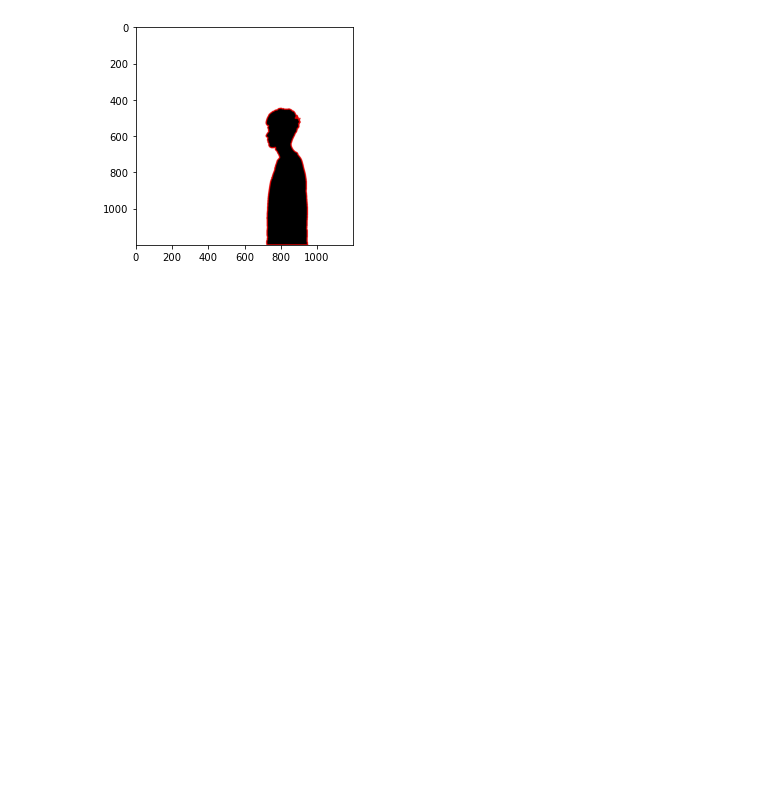
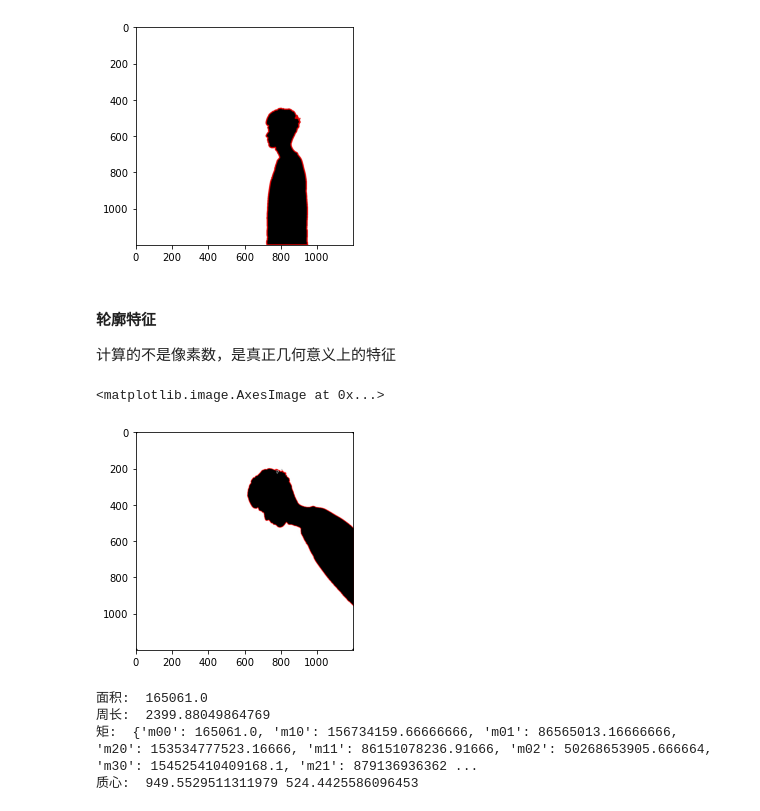
Before and after one commit to doubleZ0108/Computer-Vision-PKU, a Jupyter notebook: docs/opencv/opencv-study.ipynb, the cells around one changed output. Drawn from its saved outputs; the diff is of its cells as text; code cells hidden in the pictures; blank space fills up the shorter version.

Commit message:
:pencil:contours

```diff
--- a/docs/opencv/opencv-study.ipynb
+++ b/docs/opencv/opencv-study.ipynb
@@ -561,3 +561,45 @@ plt.imshow(img[:,:,::-1])
 9
 <matplotlib.image.AxesImage at 0x...>
 [figure]
+# %% [markdown]
+#### 轮廓特征
+
+计算的不是像素数，是真正几何意义上的特征
+# %%
+img = cv2.imread('../../resources/doubleZ.jpg')
+rows, cols = img.shape[:2]
+# 旋转一点
+M = cv2.getRotationMatrix2D((cols/2, rows/2), 45, 1.4)
+img = cv2.warpAffine(img, M, img.shape[:2])
+# 转二值图
+_, th = cv2.threshold(cv2.cvtColor(img, cv2.COLOR_RGB2GRAY), 127, 255, cv2.THRESH_BINARY_INV)
+# 提取轮廓
+_, contours, _ = cv2.findContours(th, 3, 2)
+cnt = contours[4]
+
+cv2.drawContours(img, [cnt], 0, (0,0,255), 2)
+plt.imshow(img[:,:,::-1])
+# %% [output]
+<matplotlib.image.AxesImage at 0x...>
+[figure, added]
+# %%
+# 面积
+area = cv2.contourArea(cnt)
+print("面积: ", area)
+
+# 周长
+permeter = cv2.arcLength(cnt, True)     # 轮廓是否封闭
+print("周长: ", permeter)
+
+# 图像矩 包含图像的各种几何特性
+M = cv2.moments(cnt)
+print("矩: ", M)
+
+# 质心
+cx, cy = M['m10'] / M['m00'], M['m01'] / M['m00']
+print("质心: ", cx, cy)
+# %% [output]
+面积:  165061.0
+周长:  2399.88049864769
+矩:  {'m00': 165061.0, 'm10': 156734159.66666666, 'm01': 86565013.16666666, 'm20': 153534777523.16666, 'm11': 86151078236.91666, 'm02': 50268653905.666664, 'm30': 154525410409168.1, 'm21': 879136936362 ...
+质心:  949.5529511311979 524.4425586096453
```
Also changed, not shown: parts of 4 cells of this notebook, 1 other file.
